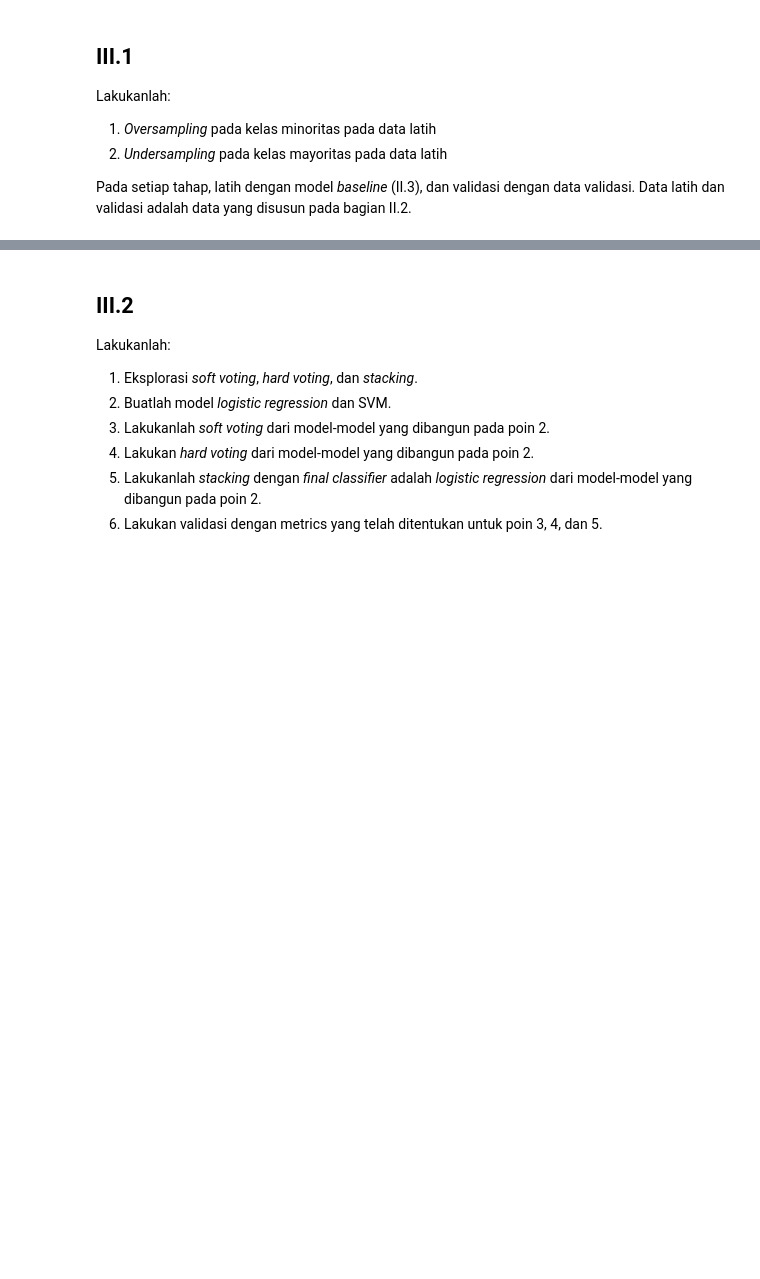
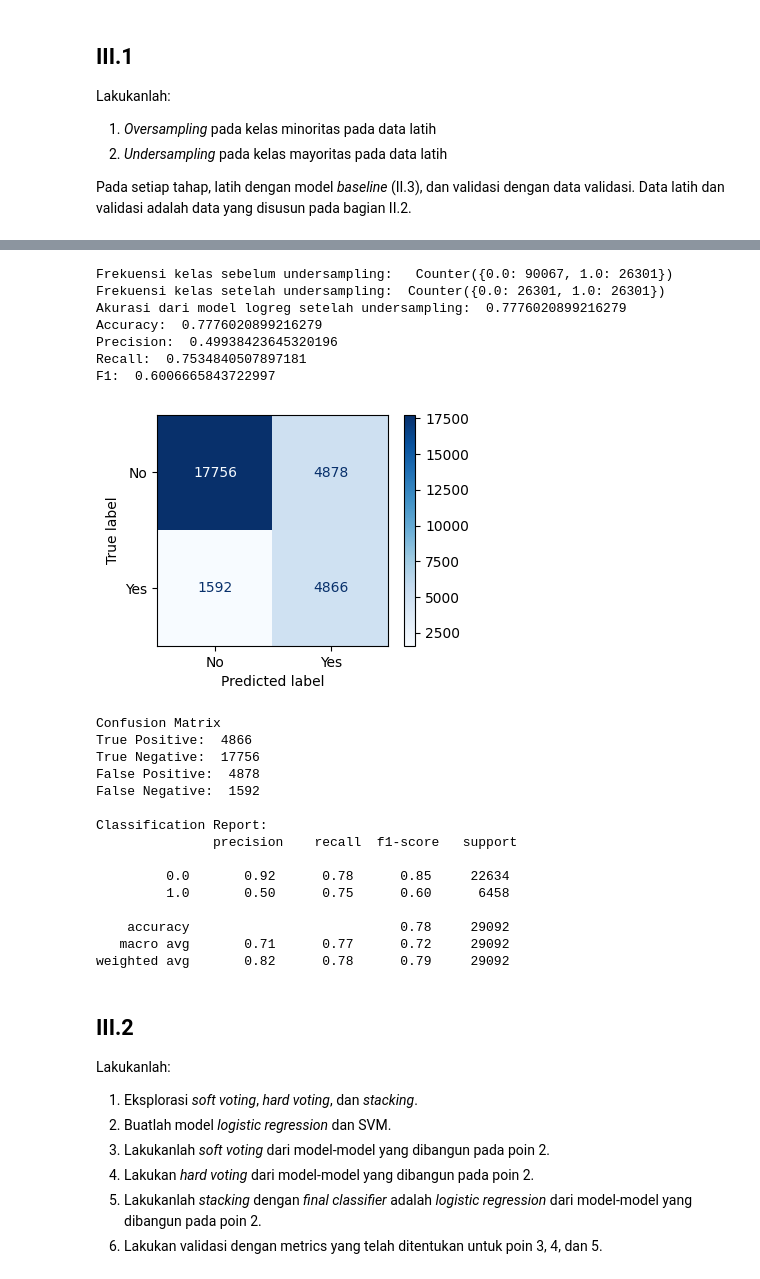
Before and after one commit to VieriMansyl/prapraktikum-ml, a Jupyter notebook: Tugas_Prapraktikum_IF3270.ipynb, the cells around one changed output, grey strips where cells are left out. Drawn from its saved outputs; the diff is of its cells as text; code cells hidden in the pictures; blank space fills up the shorter version.

```diff
--- a/Tugas_Prapraktikum_IF3270.ipynb
+++ b/Tugas_Prapraktikum_IF3270.ipynb
@@ -407,32 +462,46 @@ Pada setiap tahap, latih dengan model *baseline* (II.3), dan validasi dengan dat
 # %%
-# III.1 Kode di sini.
-# 1. Oversampling pada kelas minoritas pada data latih
+# 2. Undersampling pada kelas mayoritas pada data latih
+counter = Counter(y_train)
+print("Frekuensi kelas sebelum undersampling:  ", counter)
 
-
-
-# 2. Undersampling pada kelas mayoritas pada data latih
-from collections import Counter
-from imblearn.under_sampling import RandomUnderSampler
-
-# Count the class frequencies in the training data
-counter = Counter(y_train)
-print("Class frequencies before undersampling: ", counter)
-
-# Create a RandomUnderSampler object
 rus = RandomUnderSampler(random_state=42)
-
-# Perform undersampling on the training data
 x_train_undersampled, y_train_undersampled = rus.fit_resample(x_train, y_train)
 
-# Count the class frequencies in the undersampled training data
 counter = Counter(y_train_undersampled)
-print("Class frequencies after undersampling: ", counter)
+print("Frekuensi kelas setelah undersampling: ", counter)
 
-# Fit the SVM model to the undersampled training data
+# Latih model logreg dengan data latih yang sudah undersampling
 model_logreg.fit(x_train_undersampled, y_train_undersampled)
 
-# Predict the test set labels using the SVM model
+# Prediksi dengan data test
 y_pred = model_logreg.predict(x_test)
+
+print("Akurasi dari model logreg setelah undersampling: ", model_logreg.score(x_test, y_test))
+print_performance(y_test, y_pred)
+# %% [output]
+Frekuensi kelas sebelum undersampling:   Counter({0.0: 90067, 1.0: 26301})
+Frekuensi kelas setelah undersampling:  Counter({0.0: 26301, 1.0: 26301})
+Akurasi dari model logreg setelah undersampling:  0.7776020899216279
+Accuracy:  0.7776020899216279
+Precision:  0.49938423645320196
+Recall:  0.7534840507897181
+F1:  0.6006665843722997
+[figure, added]
+Confusion Matrix
+True Positive:  4866
+True Negative:  17756
+False Positive:  4878
+False Negative:  1592
+
+Classification Report:
+               precision    recall  f1-score   support
+
+         0.0       0.92      0.78      0.85     22634
+         1.0       0.50      0.75      0.60      6458
+
+    accuracy                           0.78     29092
+   macro avg       0.71      0.77      0.72     29092
+weighted avg       0.82      0.78      0.79     29092
 # %% [markdown]
 ## III.2
 Lakukanlah:
```
Also changed, not shown: parts of 10 cells of this notebook.
